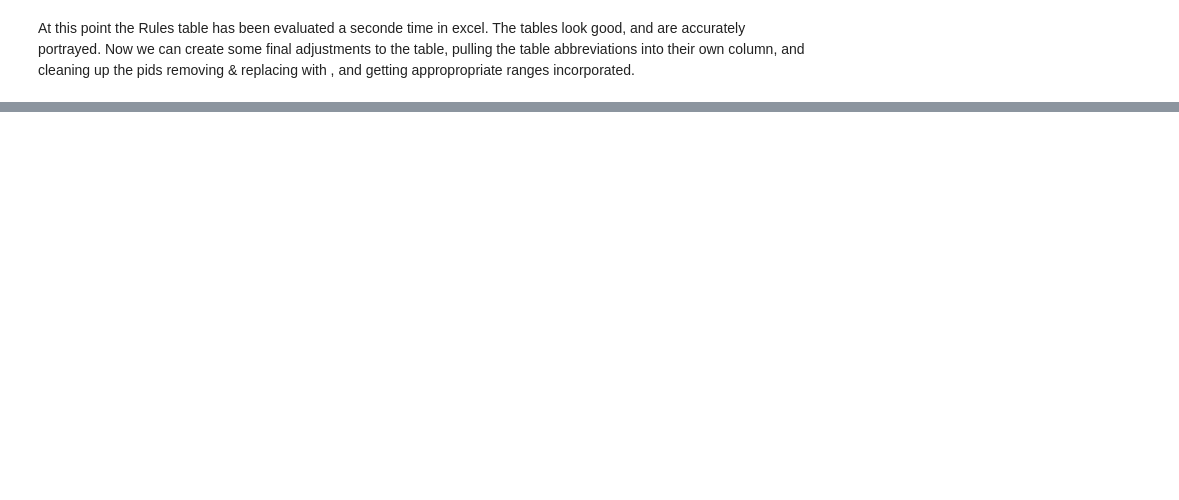
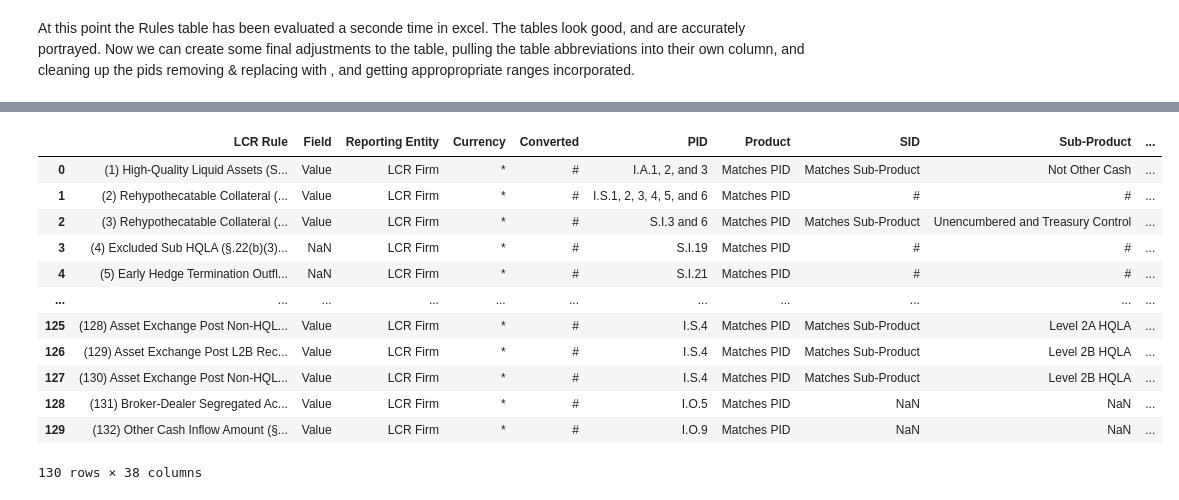
Before and after one commit to cathykiriakos/Data-Science-Practicum-1-2052a-Rules-Web-Scraping-, a Jupyter notebook: MSDS 692 X40 Data Science Practicum_Web Scraping 2052a Rules .ipynb, the cells around one changed output, grey strips where cells are left out. Drawn from its saved outputs; the diff is of its cells as text; code cells hidden in the pictures; blank space fills up the shorter version.

```diff
--- a/MSDS 692 X40 Data Science Practicum_Web Scraping 2052a Rules .ipynb
+++ b/MSDS 692 X40 Data Science Practicum_Web Scraping 2052a Rules .ipynb
@@ -8762,0 +8836,16 @@ At this point the Rules table has been evaluated a seconde time in excel.  The t
+# %%
+AllRules
+# %% [output]
+|  | LCR Rule | Field | Reporting Entity | Currency | Converted | PID | Product | SID | Sub‐Product | ... |
+| 0 | (1) High‐Quality Liquid Assets (S... | Value | LCR Firm | * | # | I.A.1, 2, and 3 | Matches PID | Matches Sub‐Product | Not Other Cash | ... |
+| 1 | (2) Rehypothecatable Collateral (... | Value | LCR Firm | * | # | I.S.1, 2, 3, 4, 5, and 6 | Matches PID | # | # | ... |
+| 2 | (3) Rehypothecatable Collateral (... | Value | LCR Firm | * | # | S.I.3 and 6 | Matches PID | Matches Sub‐Product | Unencumbered and Treasury Control | ... |
+| 3 | (4) Excluded Sub HQLA (§.22(b)(3)... | NaN | LCR Firm | * | # | S.I.19 | Matches PID | # | # | ... |
+| 4 | (5) Early Hedge Termination Outfl... | NaN | LCR Firm | * | # | S.I.21 | Matches PID | # | # | ... |
+| ... | ... | ... | ... | ... | ... | ... | ... | ... | ... | ... |
+| 125 | (128) Asset Exchange Post Non‐HQL... | Value | LCR Firm | * | # | I.S.4 | Matches PID | Matches Sub‐Product | Level 2A HQLA | ... |
+| 126 | (129) Asset Exchange Post L2B Rec... | Value | LCR Firm | * | # | I.S.4 | Matches PID | Matches Sub‐Product | Level 2B HQLA | ... |
+| 127 | (130) Asset Exchange Post Non‐HQL... | Value | LCR Firm | * | # | I.S.4 | Matches PID | Matches Sub‐Product | Level 2B HQLA | ... |
+| 128 | (131) Broker‐Dealer Segregated Ac... | Value | LCR Firm | * | # | I.O.5 | Matches PID | NaN | NaN | ... |
+| 129 | (132) Other Cash Inflow Amount (§... | Value | LCR Firm | * | # | I.O.9 | Matches PID | NaN | NaN | ... |
+130 rows × 38 columns
```
Also changed, not shown: parts of 18 cells of this notebook.
